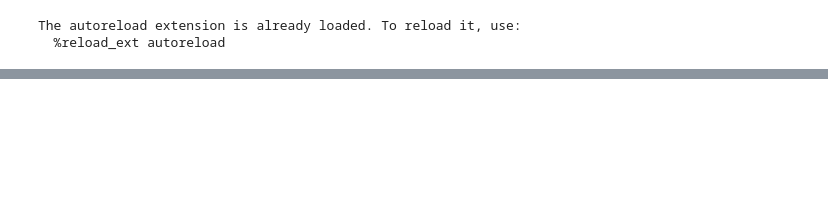
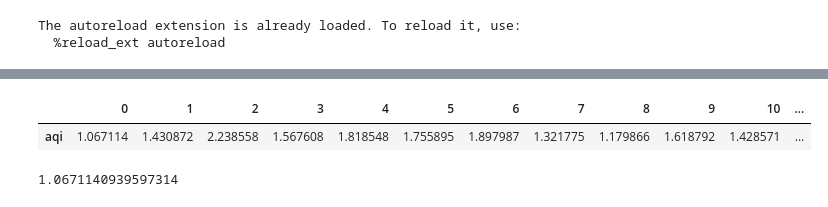
Before and after one commit to lmalla/Project-2, a Jupyter notebook: openweatherretrieval.ipynb, the cells around one changed output, grey strips where cells are left out. Drawn from its saved outputs; the diff is of its cells as text; code cells hidden in the pictures; blank space fills up the shorter version.

```diff
--- a/openweatherretrieval.ipynb
+++ b/openweatherretrieval.ipynb
@@ -76,0 +156,33 @@ for month in unixStamps:
+# %%
+monthlydatalist = {}
+city = {'name' = 'phoenix', 'lat' = 33.5722, 'lon' =-112.0891}
+for j in range(len(monthlydata['list'])):
+    aqi = {}
+    aqilist = []
+    componentlist = []
+    for i in range(len(monthlydata['list'][j])):
+
+        aqi[monthlydata['list'][j][i]['dt']]=[monthlydata['list'][j][i]['components'],monthlydata['list'][j][i]['main']]
+        aqilist.append(monthlydata['list'][j][i]['main']['aqi'])
+        particlelist = []
+        # for species in monthlydata['list'][j][i]['components'].keys():
+        #     particlelist.append(monthlydata['list'][j][i]['components'][species])
+        # componentlist.append(particlelist)
+
+    monthlydatatemp = {f'aqi {city['name']}' : st.mean(aqilist)}
+    monthlydatalist[j] = monthlydatatemp
+
+pd.DataFrame(monthlydatalist)
+# %% [output]
+|  | 0 | 1 | 2 | 3 | 4 | 5 | 6 | 7 | 8 | 9 | 10 | ... |
+| aqi | 1.067114 | 1.430872 | 2.238558 | 1.567608 | 1.818548 | 1.755895 | 1.897987 | 1.321775 | 1.179866 | 1.618792 | 1.428571 | ... |
+# %%
+aqilist = []
+for result in aqi.keys():
+    aqilist.append(aqi[result][1]['aqi'])
+
+avgaqi = st.mean(aqilist)
+
+avgaqi
+# %% [output]
+1.0671140939597314
```
Also changed, not shown: parts of 8 cells of this notebook.
